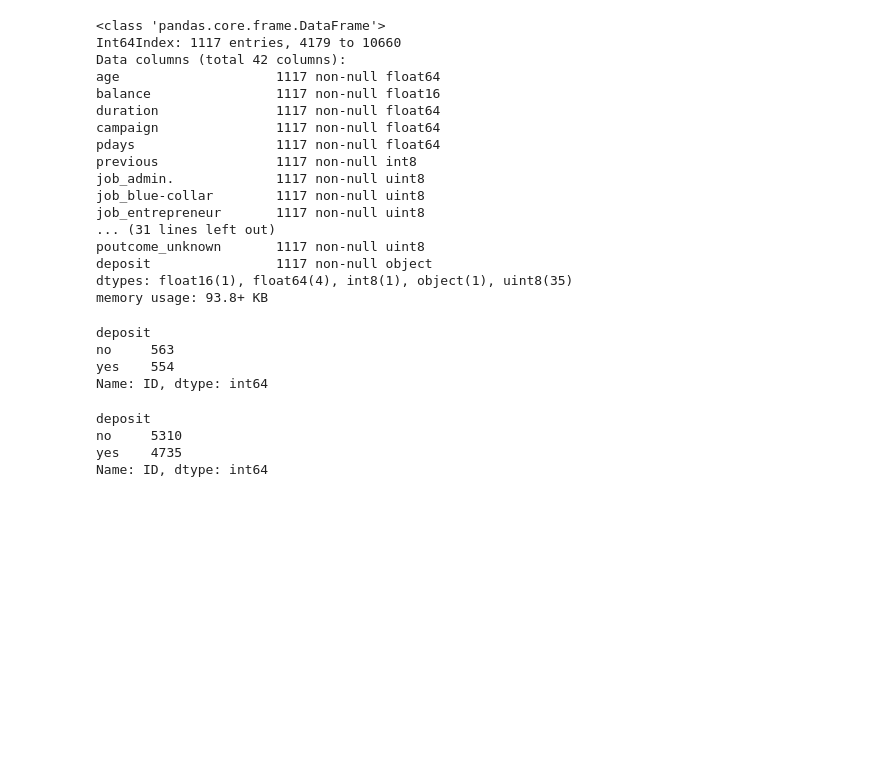
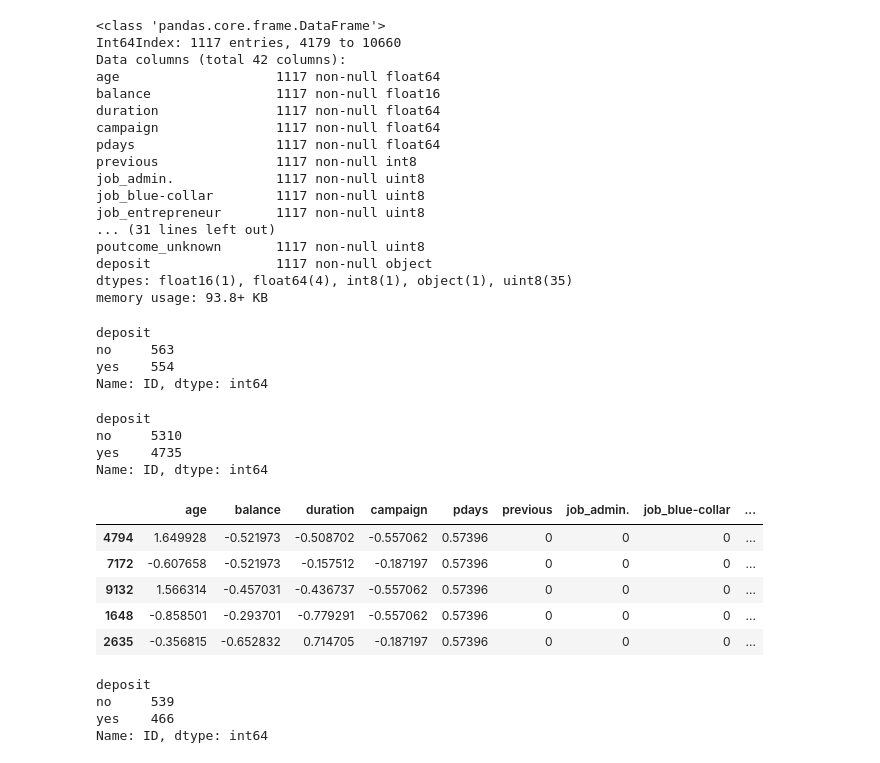
Before and after one commit to HieuFromWaterloo/stat441_project, a Jupyter notebook: BankX.ipynb, the cells around one changed output. Saved outputs shown, nothing was run; the diff lists cells and outputs as text; code cells hidden in the pictures; blank space fills up the shorter version.

Commit message:
train valid test splits

```diff
--- a/BankX.ipynb
+++ b/BankX.ipynb
@@ -666,3 +658,12 @@ Name: ID, dtype: int64
 # %%
 X_train.to_csv("trainset.csv", sep = ",", index = False)
 X_test.to_csv("testset.csv", sep = ",", index = False)
+# %%
+X_train.head()
+# %% [output]
+|  | age | balance | duration | campaign | pdays | previous | job_admin. | job_blue-collar | ... |
+| 4794 | 1.649928 | -0.521973 | -0.508702 | -0.557062 | 0.57396 | 0 | 0 | 0 | ... |
+| 7172 | -0.607658 | -0.521973 | -0.157512 | -0.187197 | 0.57396 | 0 | 0 | 0 | ... |
+| 9132 | 1.566314 | -0.457031 | -0.436737 | -0.557062 | 0.57396 | 0 | 0 | 0 | ... |
+| 1648 | -0.858501 | -0.293701 | -0.779291 | -0.557062 | 0.57396 | 0 | 0 | 0 | ... |
+| 2635 | -0.356815 | -0.652832 | 0.714705 | -0.187197 | 0.57396 | 0 | 0 | 0 | ... |
@@ -668,0 +688,10 @@ X_test.to_csv("testset.csv", sep = ",", index = False)
+# %%
+X_valid["ID"] = X_valid.index
+df = X_valid.groupby("deposit")["ID"].nunique().sort_values(ascending=False)
+print(df.head(10))
+del X_valid["ID"]
+# %% [output]
+deposit
+no     539
+yes    466
+Name: ID, dtype: int64
```
Also changed, not shown: parts of 5 cells of this notebook, 2 other files.
